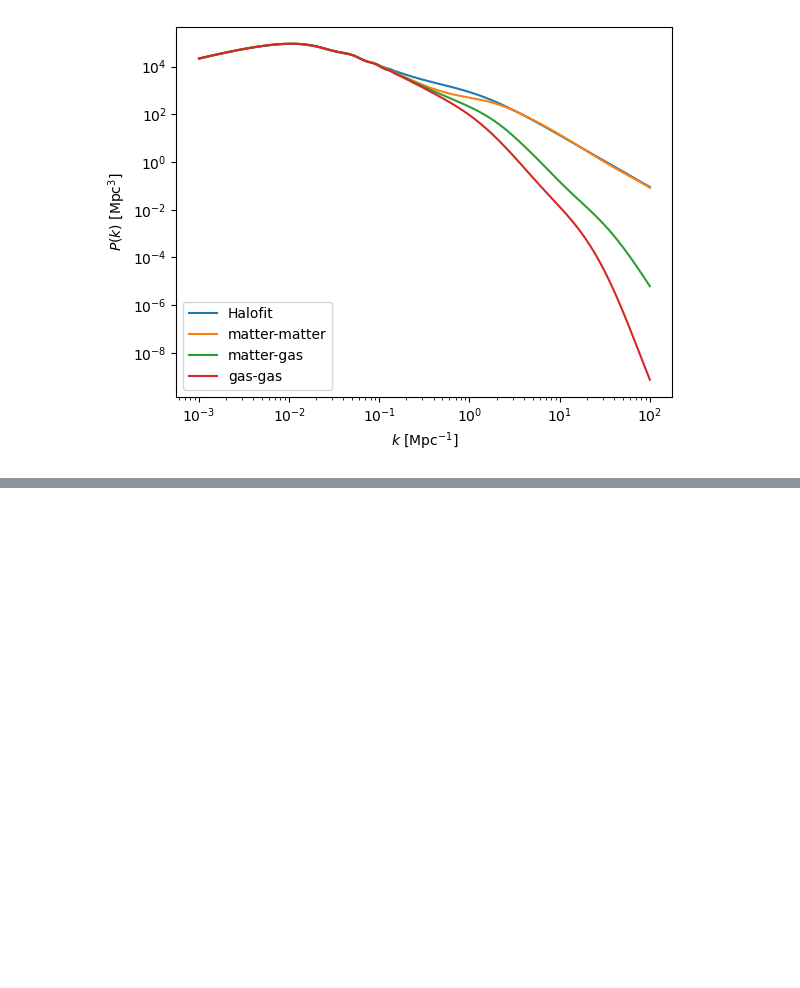
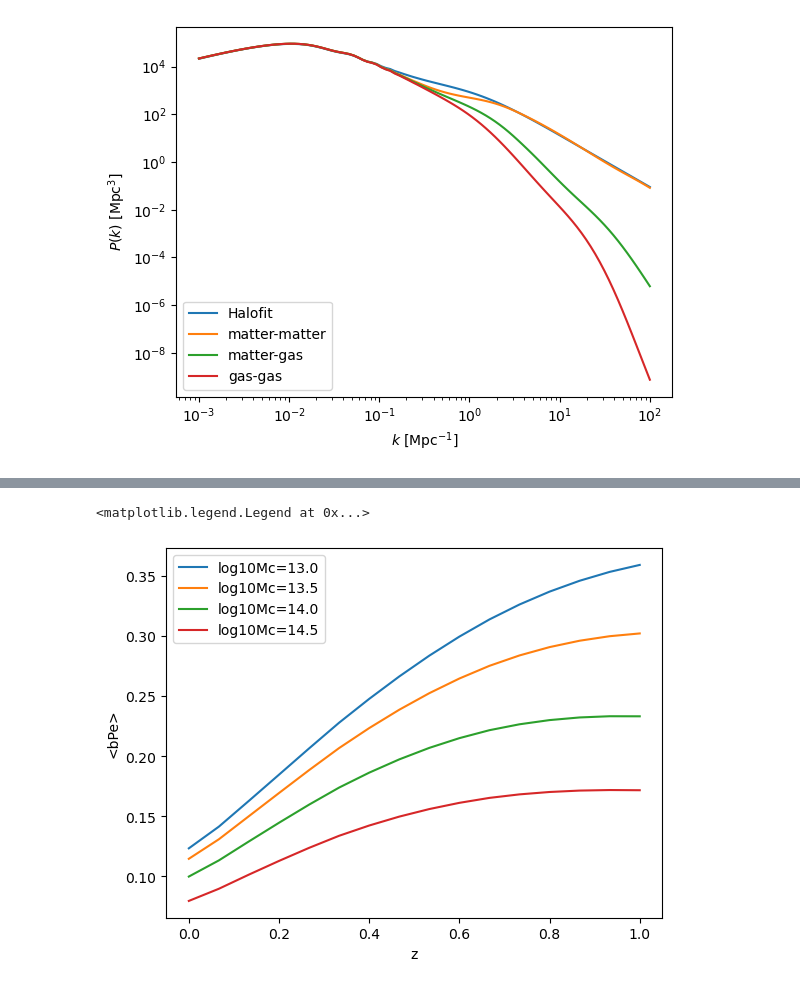
Before and after one commit to damonge/BCFProfiles, a Jupyter notebook: david_sandbox/sandbox.ipynb, the cells around one changed output, grey strips where cells are left out. Saved outputs shown, nothing was run; the diff lists cells and outputs as text; code cells hidden in the pictures; blank space fills up the shorter version.

```diff
--- a/david_sandbox/sandbox.ipynb
+++ b/david_sandbox/sandbox.ipynb
@@ -39,0 +102,13 @@ plt.show()
+# %%
+zs = np.linspace(0, 1, 16)
+
+for log10Mc in [13.0, 13.5, 14.0, 14.5]:
+    pP.update_parameters(log10Mc=log10Mc)
+    bPe = np.array([ut.bU(hmc, pP, z, cosmo) for z in zs])
+    plt.plot(zs, 1E3*bPe, label=f'log10Mc={log10Mc:.1f}')
+plt.xlabel('z')
+plt.ylabel('<bPe>')
+plt.legend()
+# %% [output]
+<matplotlib.legend.Legend at 0x...>
+[figure, added]
```
Also changed, not shown: parts of 3 cells of this notebook, 1 other file.
